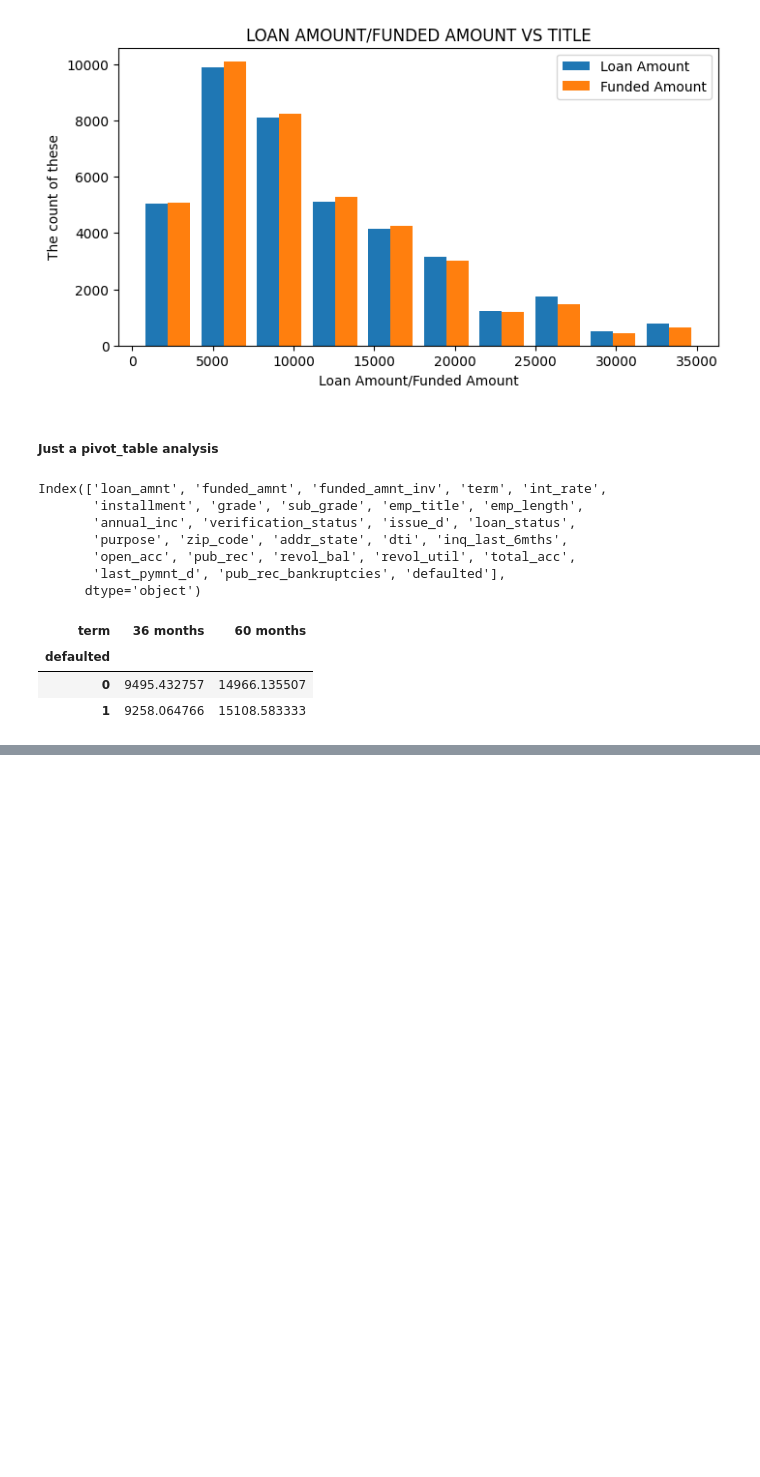
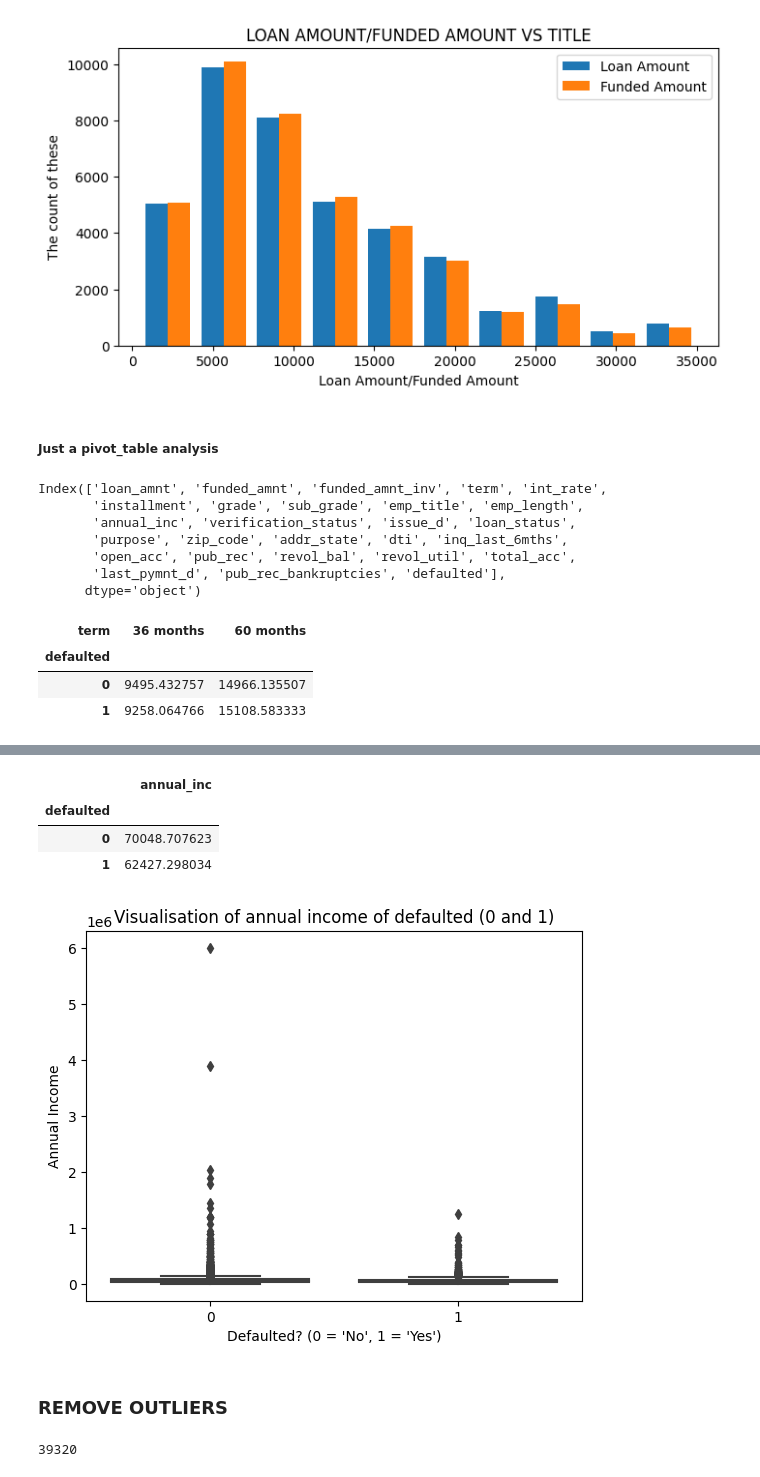
Before and after one commit to richwej/eda_projects, a Jupyter notebook: EDA - Lending Club.ipynb, the cells around one changed output, grey strips where cells are left out. Saved outputs shown, nothing was run; the diff lists cells and outputs as text; code cells hidden in the pictures; blank space fills up the shorter version.

```diff
--- a/EDA - Lending Club.ipynb
+++ b/EDA - Lending Club.ipynb
@@ -396,0 +413,41 @@ loan_dataset_cp.pivot_table(index = 'defaulted', columns = 'term', values = 'fun
+# %%
+loan_dataset_cp.pivot_table(index = 'defaulted', values = 'annual_inc', aggfunc = 'mean')
+# %% [output]
+|  | annual_inc |
+| defaulted |  |
+| 0 | 70048.707623 |
+| 1 | 62427.298034 |
+# %%
+fig, ax = plt.subplots()
+ax = sns.boxplot(x = 'defaulted', y = 'annual_inc', data = loan_dataset_cp)
+ax.set_xlabel("Defaulted? (0 = 'No', 1 = 'Yes')")
+ax.set_ylabel("Annual Income")
+ax.set_title("Visualisation of annual income of defaulted (0 and 1)")
+fig.show()
+
+# fig = plt.figure()
+# ax = fig.add_subplot(1,1,1)
+# ax = sns.boxplot(x = 'defaulted', y = 'annual_inc', data = loan_dataset_cp)
+# ax.set_xlabel("Defaulted? (0 = 'No', 1 = 'Yes')")
+# ax.set_ylabel("Annual Income")
+# ax.set_title("Visualisation of annual income of defaulted (0 and 1)")
+# fig.show()
+
+# plt.figure()
+# sns.boxplot(x = 'defaulted', y = 'annual_inc', data = loan_dataset_cp)
+# plt.xlabel("Defaulted? (0 = 'No', 1 = 'Yes')")
+# plt.ylabel("Annual Income")
+# plt.title("Visualisation of annual income of defaulted (0 and 1)")
+# plt.show()
+
+# plt.figure()
+# plt.subplot(111)
+# sns.boxplot(x = 'defaulted', y = 'annual_inc', data = loan_dataset_cp)
+# plt.xlabel("Defaulted? (0 = 'No', 1 = 'Yes')")
+# plt.ylabel("Annual Income")
+# plt.title("Visualisation of annual income of defaulted (0 and 1)")
+# plt.show()
+# %% [output]
+[figure, added]
+# %% [markdown]
+### REMOVE OUTLIERS
@@ -396,0 +461,4 @@ loan_dataset_cp.pivot_table(index = 'defaulted', columns = 'term', values = 'fun
+# %%
+top_99_total_annual_inc
+# %% [output]
+39320
```
Also changed, not shown: parts of 11 cells of this notebook.
